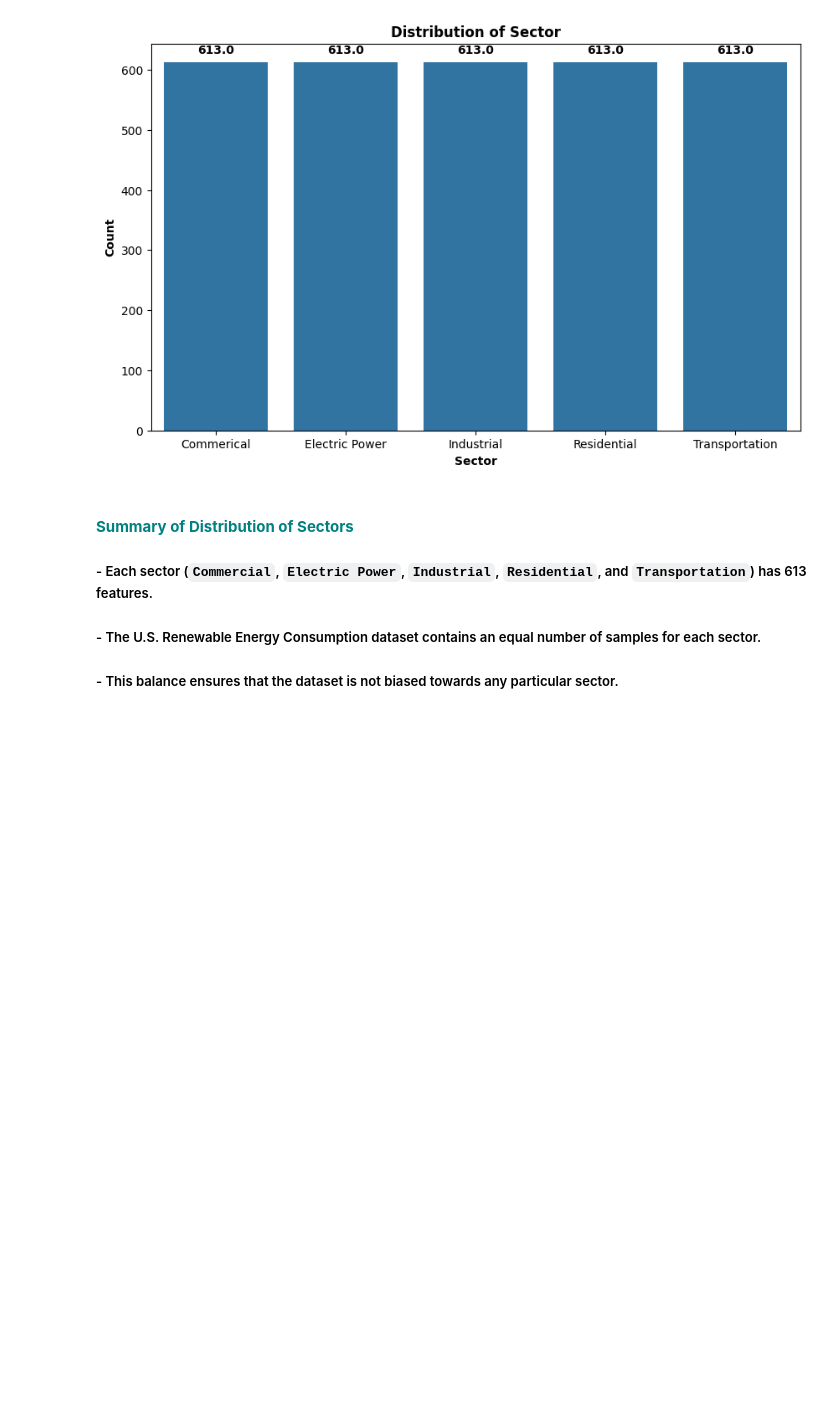
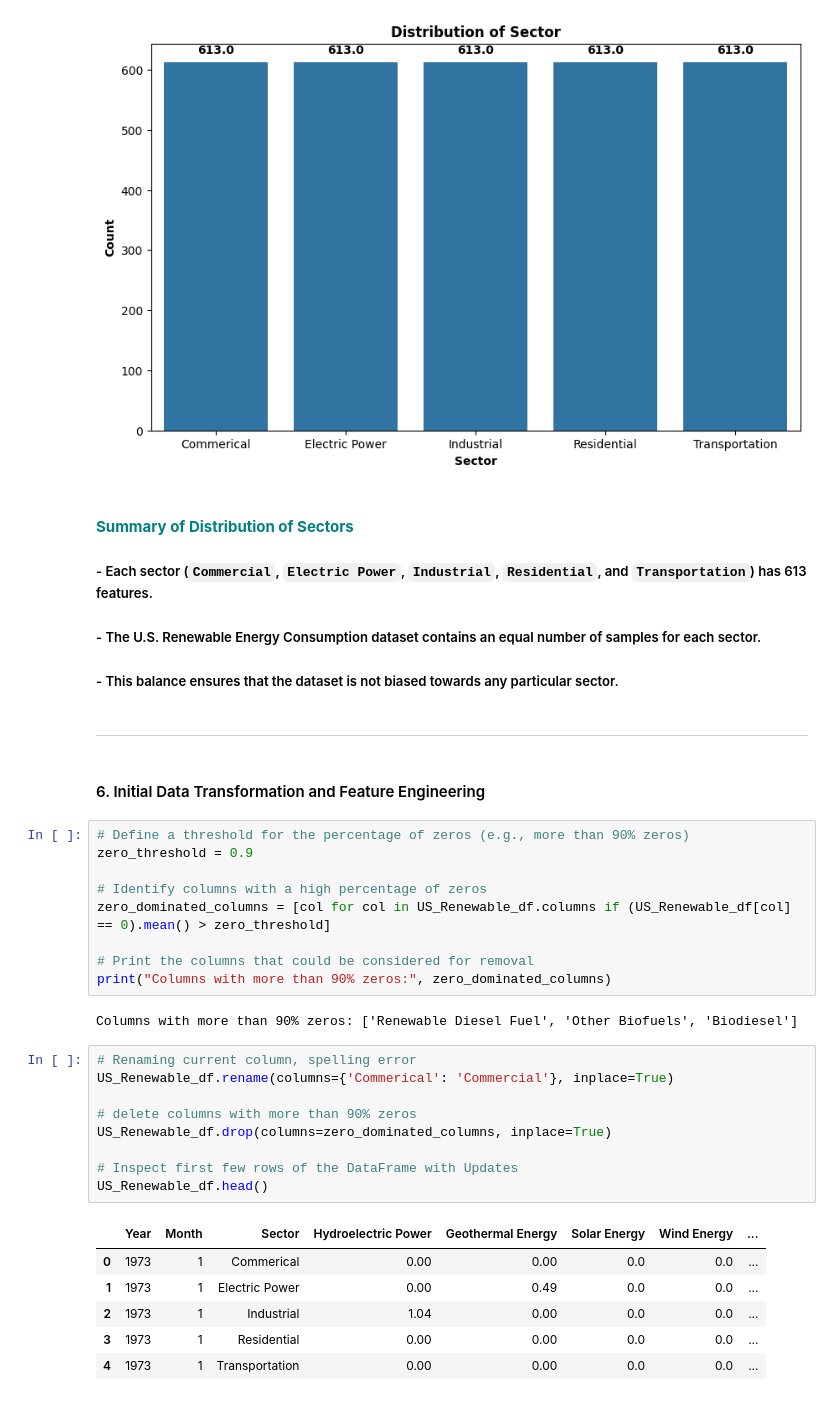
Before and after one commit to dennykami1/datafun-06-eda, a Jupyter notebook: US_Renewable_Energy.ipynb, the cells around one changed output. Drawn from its saved outputs; the diff is of its cells as text; blank space fills up the shorter version.

Commit message:
Data Transformation and Distribution

```diff
--- a/US_Renewable_Energy.ipynb
+++ b/US_Renewable_Energy.ipynb
@@ -135,3 +159,34 @@ for col in US_Renewable_df.select_dtypes(include=['object', 'category']).columns
 ##### - Each sector (`Commercial`, `Electric Power`, `Industrial`, `Residential`, and `Transportation`) has 613 features.
 ##### - The U.S. Renewable Energy Consumption dataset contains an equal number of samples for each sector.
 ##### - This balance ensures that the dataset is not biased towards any particular sector.
+# %% [markdown]
+<hr style="border: 1px solid teal;">
+# %% [markdown]
+#### 6. Initial Data Transformation and Feature Engineering
+# %%
+# Define a threshold for the percentage of zeros (e.g., more than 90% zeros)
+zero_threshold = 0.9
+
+# Identify columns with a high percentage of zeros
+zero_dominated_columns = [col for col in US_Renewable_df.columns if (US_Renewable_df[col] == 0).mean() > zero_threshold]
+
+# Print the columns that could be considered for removal
+print("Columns with more than 90% zeros:", zero_dominated_columns)
+# %% [output]
+Columns with more than 90% zeros: ['Renewable Diesel Fuel', 'Other Biofuels', 'Biodiesel']
+# %%
+# Renaming current column, spelling error
+US_Renewable_df.rename(columns={'Commerical': 'Commercial'}, inplace=True)
+
+# delete columns with more than 90% zeros
+US_Renewable_df.drop(columns=zero_dominated_columns, inplace=True)
+
+# Inspect first few rows of the DataFrame with Updates
+US_Renewable_df.head()
+# %% [output]
+|  | Year | Month | Sector | Hydroelectric Power | Geothermal Energy | Solar Energy | Wind Energy | ... |
+| 0 | 1973 | 1 | Commerical | 0.00 | 0.00 | 0.0 | 0.0 | ... |
+| 1 | 1973 | 1 | Electric Power | 0.00 | 0.49 | 0.0 | 0.0 | ... |
+| 2 | 1973 | 1 | Industrial | 1.04 | 0.00 | 0.0 | 0.0 | ... |
+| 3 | 1973 | 1 | Residential | 0.00 | 0.00 | 0.0 | 0.0 | ... |
+| 4 | 1973 | 1 | Transportation | 0.00 | 0.00 | 0.0 | 0.0 | ... |
```
Also changed, not shown: parts of 5 cells of this notebook.
